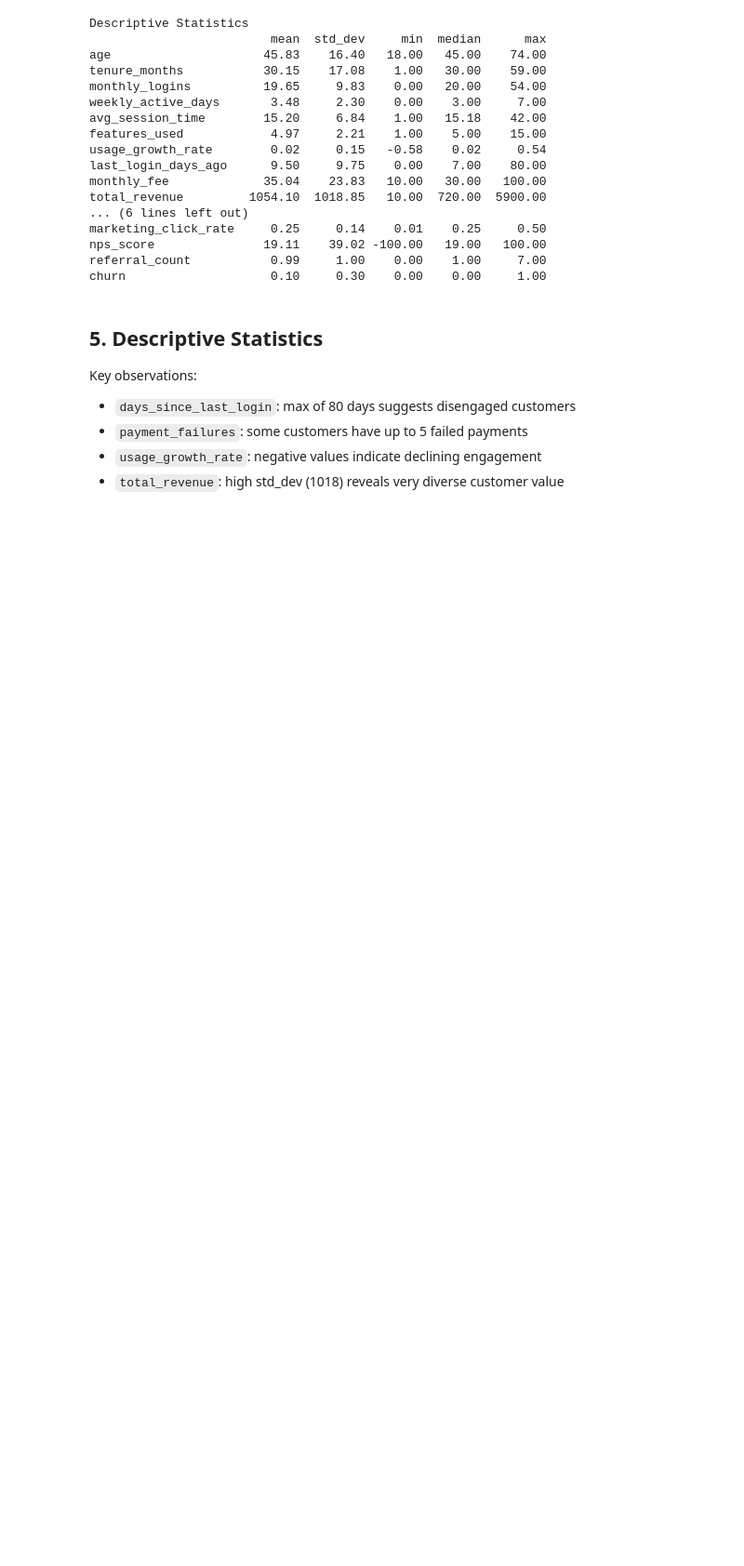
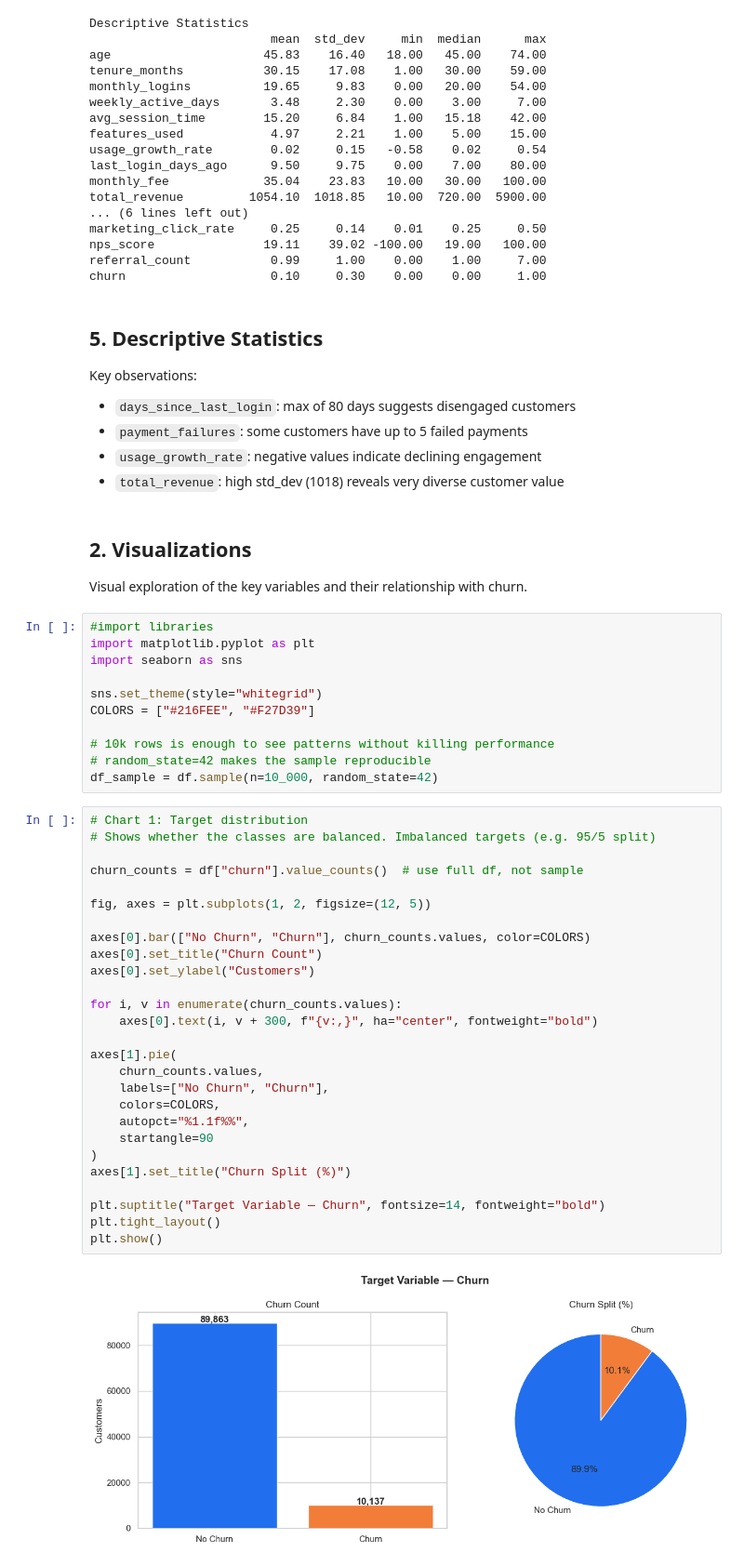
Before and after one commit to SantiLopBla/churn-prediction, a Jupyter notebook: notebooks/01_EDA.ipynb, the cells around one changed output. Shown at 93% size. Cells and saved outputs as stored; diff of their text form; blank space fills up the shorter version.

Commit message:
feat: complete EDA with visualizations and markdown summary

```diff
--- a/notebooks/01_EDA.ipynb
+++ b/notebooks/01_EDA.ipynb
@@ -193,3 +193,47 @@ Key observations:
 - `payment_failures`: some customers have up to 5 failed payments
 - `usage_growth_rate`: negative values indicate declining engagement
 - `total_revenue`: high std_dev (1018) reveals very diverse customer value
+# %% [markdown]
+## 2. Visualizations
+
+Visual exploration of the key variables and their relationship with churn.
+# %%
+#import libraries
+import matplotlib.pyplot as plt
+import seaborn as sns
+
+sns.set_theme(style="whitegrid")
+COLORS = ["#216FEE", "#F27D39"]
+
+# 10k rows is enough to see patterns without killing performance
+# random_state=42 makes the sample reproducible
+df_sample = df.sample(n=10_000, random_state=42)
+# %%
+# Chart 1: Target distribution
+# Shows whether the classes are balanced. Imbalanced targets (e.g. 95/5 split)
+
+churn_counts = df["churn"].value_counts()  # use full df, not sample
+
+fig, axes = plt.subplots(1, 2, figsize=(12, 5))
+
+axes[0].bar(["No Churn", "Churn"], churn_counts.values, color=COLORS)
+axes[0].set_title("Churn Count")
+axes[0].set_ylabel("Customers")
+
+for i, v in enumerate(churn_counts.values):
+    axes[0].text(i, v + 300, f"{v:,}", ha="center", fontweight="bold")
+
+axes[1].pie(
+    churn_counts.values,
+    labels=["No Churn", "Churn"],
+    colors=COLORS,
+    autopct="%1.1f%%",
+    startangle=90
+)
+axes[1].set_title("Churn Split (%)")
+
+plt.suptitle("Target Variable — Churn", fontsize=14, fontweight="bold")
+plt.tight_layout()
+plt.show()
+# %% [output]
+[figure, added]
```
Also changed, not shown: parts of 4 cells of this notebook.
